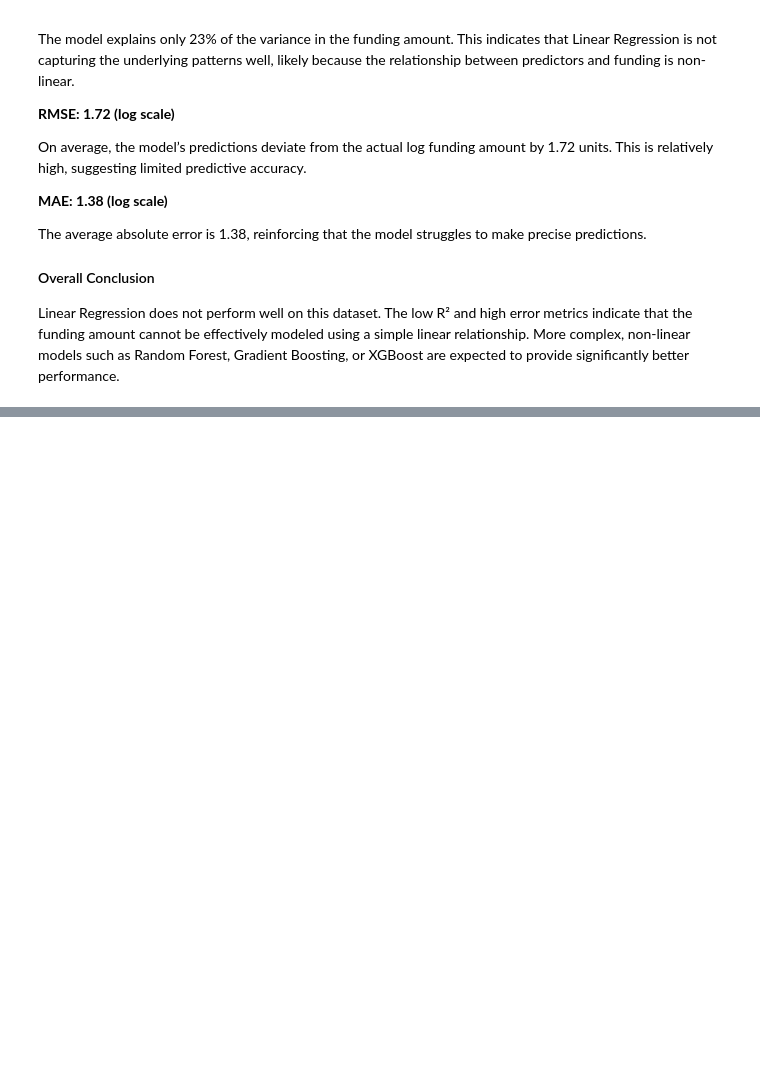
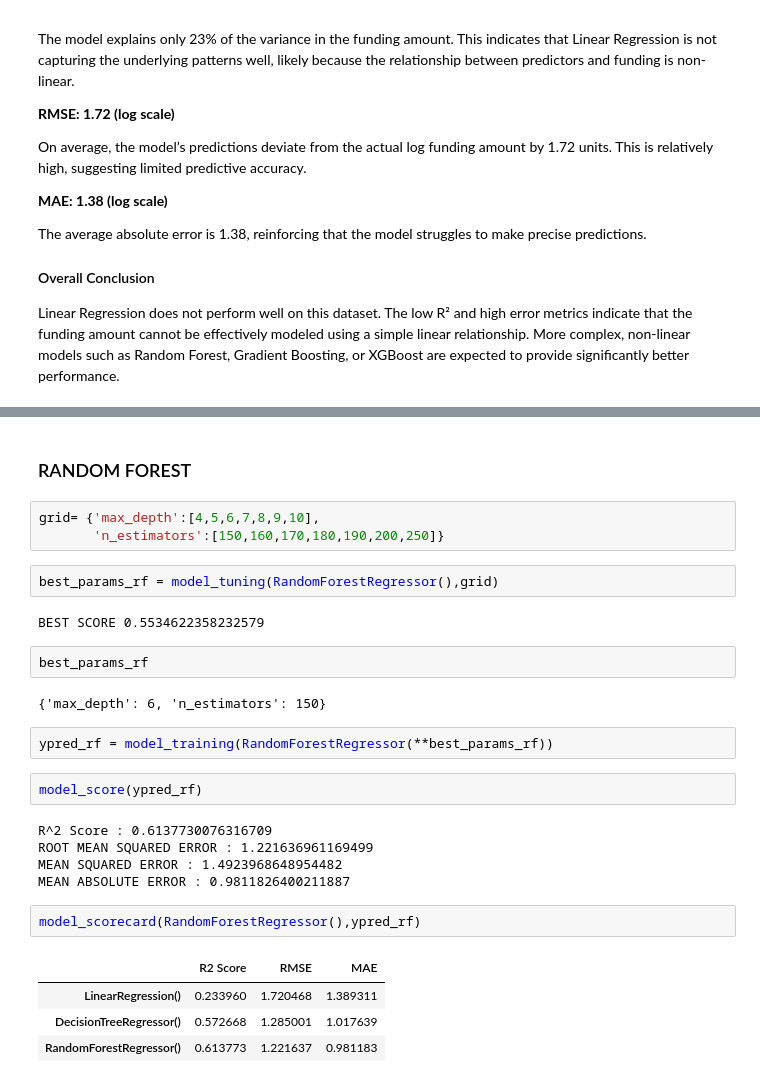
Before and after one commit to Nidhim-Soni/STARTUP-FUNDING, a Jupyter notebook: Startup.ipynb, the cells around one changed output, grey strips where cells are left out. Cells and saved outputs as stored; diff of their text form; blank space fills up the shorter version.

```diff
--- a/Startup.ipynb
+++ b/Startup.ipynb
@@ -711,0 +801,29 @@ More complex, non-linear models such as Random Forest, Gradient Boosting, or XGB
+# %% [markdown]
+### RANDOM FOREST
+# %%
+grid= {'max_depth':[4,5,6,7,8,9,10],
+       'n_estimators':[150,160,170,180,190,200,250]}
+# %%
+best_params_rf = model_tuning(RandomForestRegressor(),grid)
+# %% [output]
+BEST SCORE 0.5534622358232579
+# %%
+best_params_rf
+# %% [output]
+{'max_depth': 6, 'n_estimators': 150}
+# %%
+ypred_rf = model_training(RandomForestRegressor(**best_params_rf))
+# %%
+model_score(ypred_rf)
+# %% [output]
+R^2 Score : 0.6137730076316709
+ROOT MEAN SQUARED ERROR : 1.221636961169499
+MEAN SQUARED ERROR : 1.4923968648954482
+MEAN ABSOLUTE ERROR : 0.9811826400211887
+# %%
+model_scorecard(RandomForestRegressor(),ypred_rf)
+# %% [output]
+|  | R2 Score | RMSE | MAE |
+| LinearRegression() | 0.233960 | 1.720468 | 1.389311 |
+| DecisionTreeRegressor() | 0.572668 | 1.285001 | 1.017639 |
+| RandomForestRegressor() | 0.613773 | 1.221637 | 0.981183 |
```
Also changed, not shown: parts of 22 cells of this notebook.
